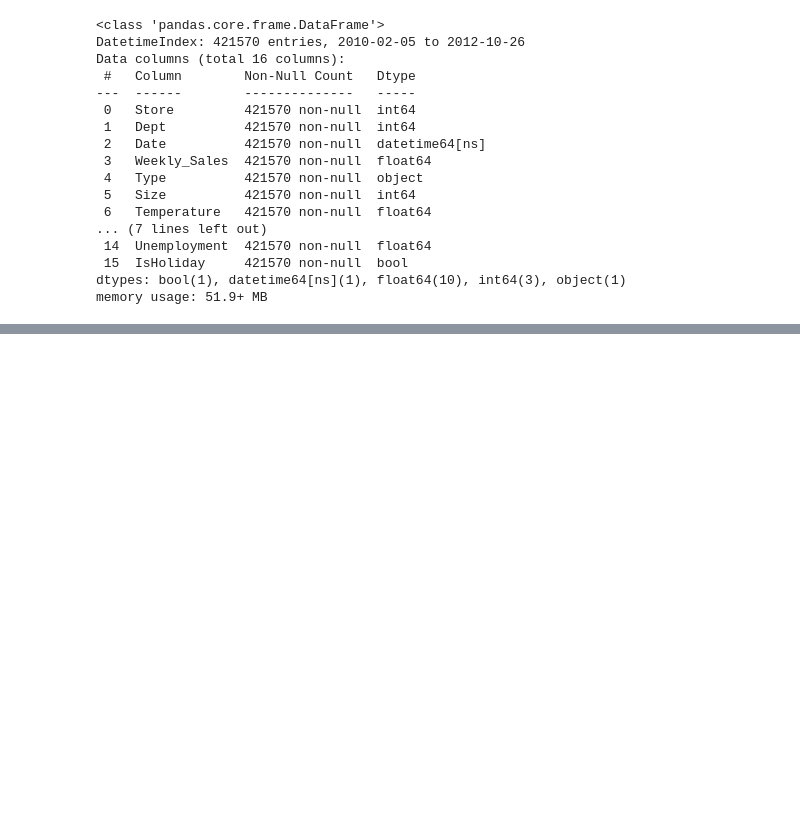
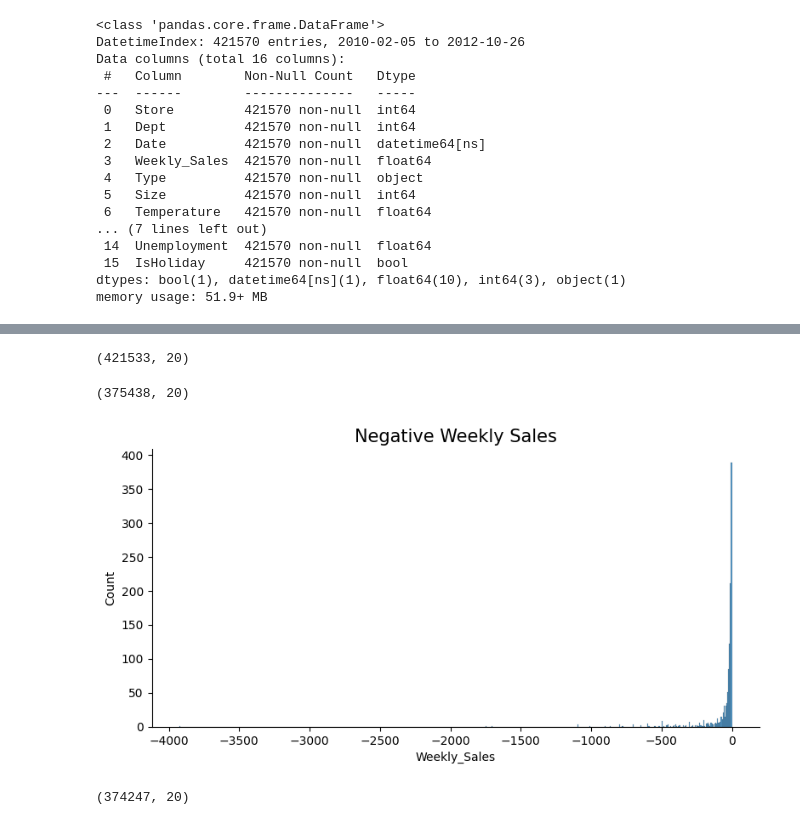
Before and after one commit to silas-ph/Project-2, a Jupyter notebook: sales_forecasting.ipynb, the cells around one changed output, grey strips where cells are left out. Drawn from its saved outputs; the diff is of its cells as text; code cells hidden in the pictures; blank space fills up the shorter version.

Commit message:
data cleaning and visualization

```diff
--- a/sales_forecasting.ipynb
+++ b/sales_forecasting.ipynb
@@ -228,0 +253,5 @@ AttributeError: 'DatetimeProperties' object has no attribute 'week'
+# %%
+data["Date"] = pd.to_datetime(data["Date"])
+data.sort_values(by=["Date"], inplace=True)
+data.set_index(data.Date, inplace=True)
+data.head()
@@ -228,0 +267,41 @@ AttributeError: 'DatetimeProperties' object has no attribute 'week'
+# %%
+data["Total_MarkDown"] = (
+    data["MarkDown1"]
+    + data["MarkDown2"]
+    + data["MarkDown3"]
+    + data["MarkDown4"]
+    + data["MarkDown5"]
+)
+data.drop(
+    ["MarkDown1", "MarkDown2", "MarkDown3", "MarkDown4", "MarkDown5"],
+    axis=1,
+    inplace=True,
+)
+# %%
+numeric_col = [
+    "Weekly_Sales",
+    "Size",
+    "Temperature",
+    "Fuel_Price",
+    "CPI",
+    "Unemployment",
+    "Total_MarkDown",
+]
+data_numeric = data[numeric_col].copy()
+# %%
+data.shape
+# %% [output]
+(421533, 20)
+# %%
+data = data[(np.abs(stats.zscore(data_numeric)) < 2.5).all(axis=1)]
+data.shape
+# %% [output]
+(375438, 20)
+# %%
+y = data["Weekly_Sales"][data.Weekly_Sales < 0]
+sns.displot(y, height=4, aspect=2)
+plt.title("Negative Weekly Sales", fontsize=15)
+#plt.savefig("plots/negative_weekly_sales.png")
+plt.show()
+# %% [output]
+[figure, added]
@@ -228,0 +310,4 @@ AttributeError: 'DatetimeProperties' object has no attribute 'week'
+# %%
+data.shape
+# %% [output]
+(374247, 20)
```
Also changed, not shown: parts of 47 cells of this notebook, 2 other files.
